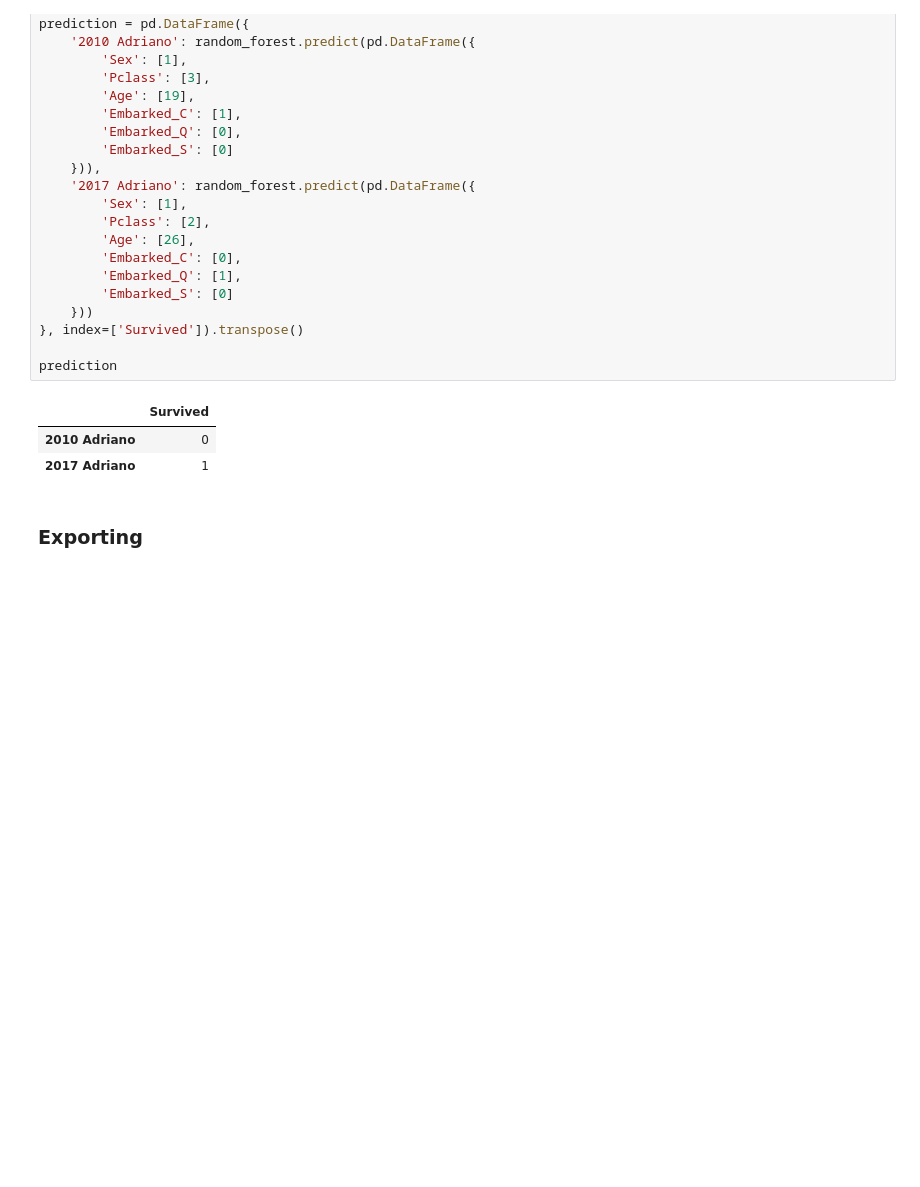
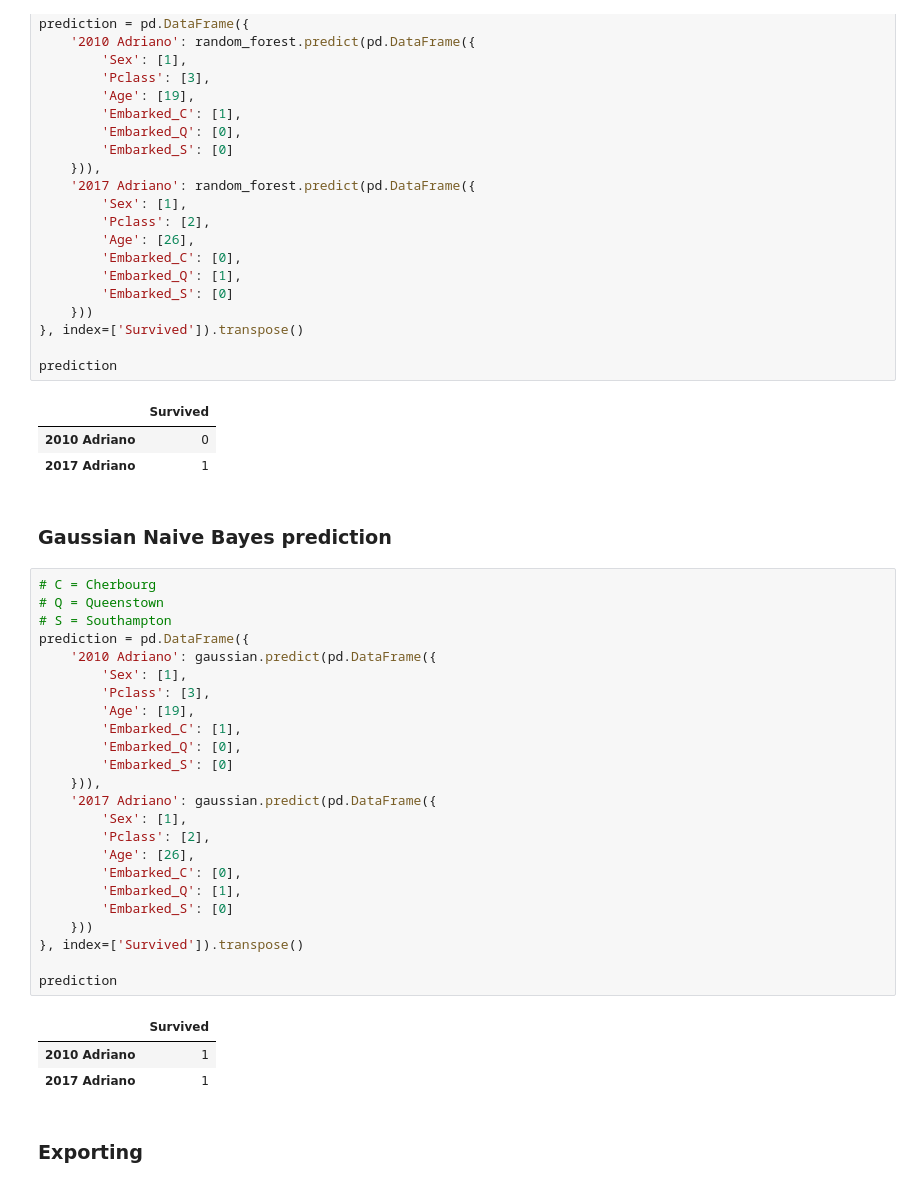
Before and after one commit to adrifmonte/ml-intro, a Jupyter notebook: titanic-notebook/machine-learning-continues.ipynb, the cells around one changed output. Cells and saved outputs as stored; diff of their text form; blank space fills up the shorter version.

```diff
--- a/titanic-notebook/machine-learning-continues.ipynb
+++ b/titanic-notebook/machine-learning-continues.ipynb
@@ -403,6 +436,36 @@ prediction
 |  | Survived |
 | 2010 Adriano | 0 |
 | 2017 Adriano | 1 |
+# %% [markdown]
+### Gaussian Naive Bayes prediction
+# %%
+# C = Cherbourg
+# Q = Queenstown
+# S = Southampton
+prediction = pd.DataFrame({
+    '2010 Adriano': gaussian.predict(pd.DataFrame({
+        'Sex': [1],
+        'Pclass': [3],
+        'Age': [19],
+        'Embarked_C': [1],
+        'Embarked_Q': [0],
+        'Embarked_S': [0]
+    })),
+    '2017 Adriano': gaussian.predict(pd.DataFrame({
+        'Sex': [1],
+        'Pclass': [2],
+        'Age': [26],
+        'Embarked_C': [0],
+        'Embarked_Q': [1],
+        'Embarked_S': [0]
+    }))
+}, index=['Survived']).transpose()
+
+prediction
+# %% [output]
+|  | Survived |
+| 2010 Adriano | 1 |
+| 2017 Adriano | 1 |
 # %% [markdown]
 ### Exporting
 # %%
```
Also changed, not shown: parts of 6 cells of this notebook.
